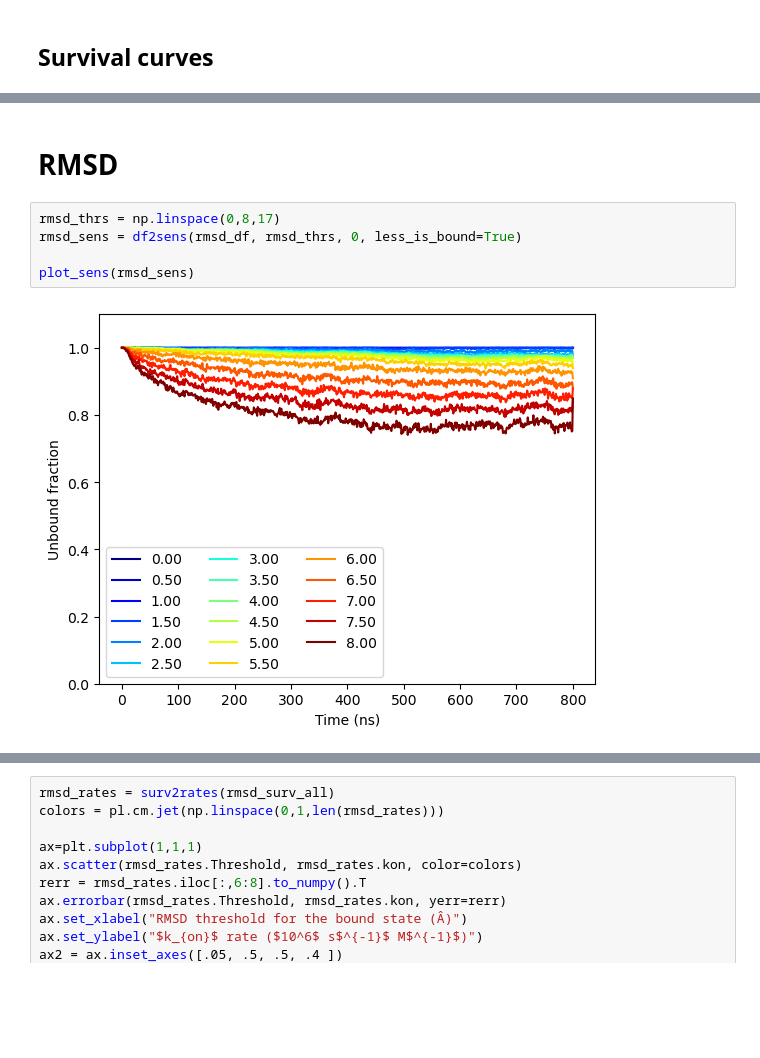
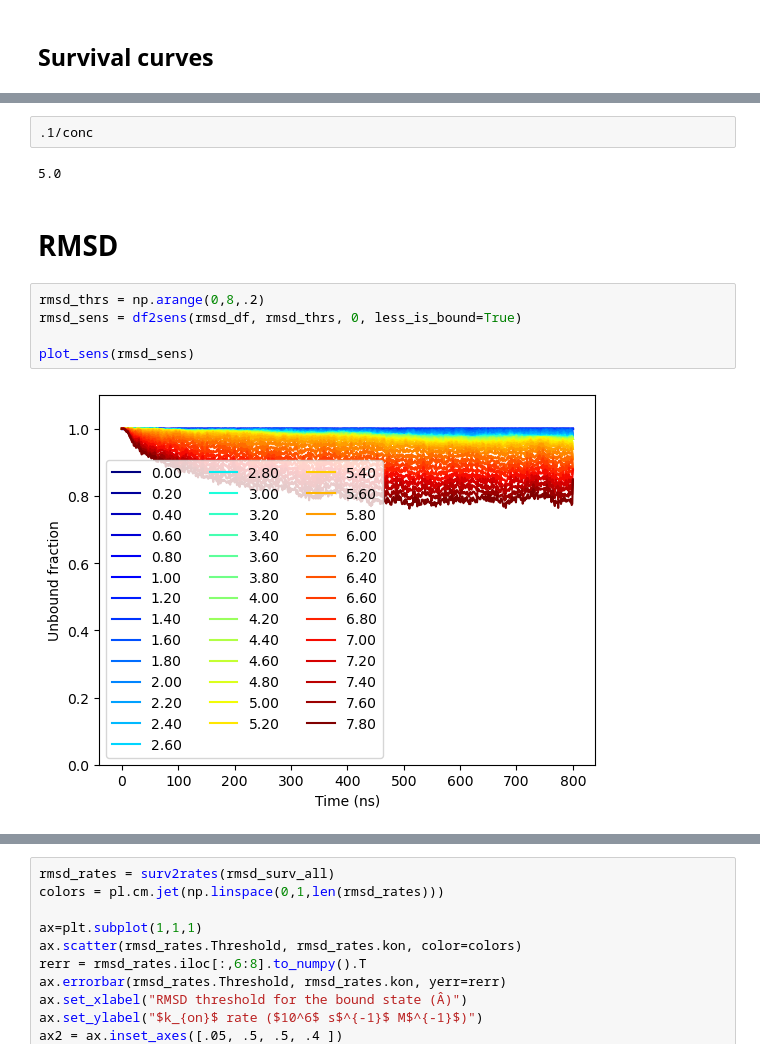
Before and after one commit to giorginolab/sh2-som, a Jupyter notebook: 2-survival-plots.ipynb, the cells around one changed output, grey strips where cells are left out. Saved outputs shown, nothing was run; the diff lists cells and outputs as text; blank space fills up the shorter version.

```diff
--- a/2-survival-plots.ipynb
+++ b/2-survival-plots.ipynb
@@ -209,9 +234,13 @@ ValueError: 'yerr' (shape: (2, 21)) must be a scalar or a 1D or (2, n) array-lik
+# %%
+.1/conc
+# %% [output]
+5.0
 # %% [markdown]
 # RMSD
 # %%
-rmsd_thrs = np.linspace(0,8,17)
+rmsd_thrs = np.arange(0,8,.2)
 rmsd_sens = df2sens(rmsd_df, rmsd_thrs, 0, less_is_bound=True)
 
 plot_sens(rmsd_sens)
 # %% [output]
-[figure, old version]
+[figure, new version]
```
Also changed, not shown: parts of 22 cells of this notebook.
